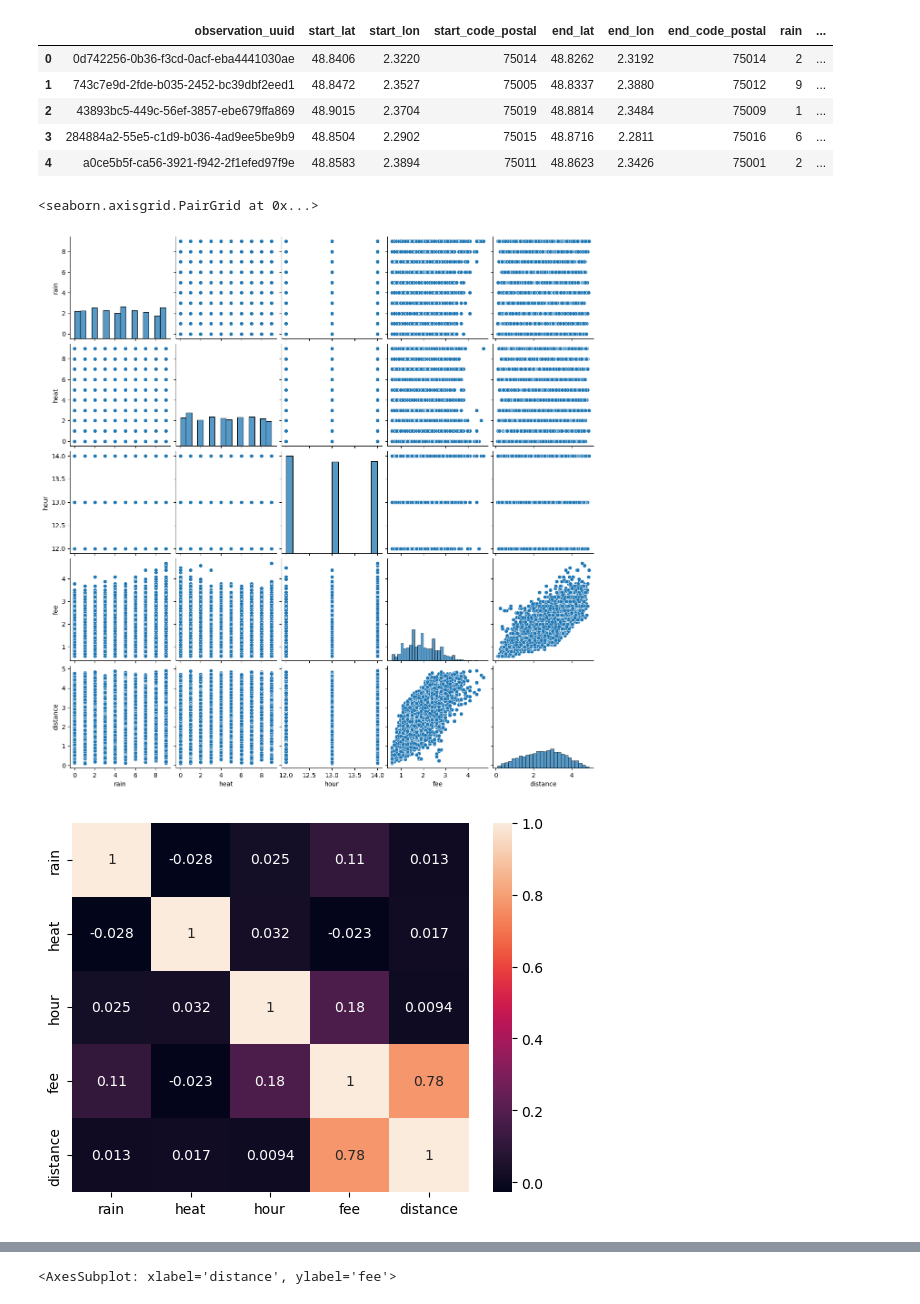
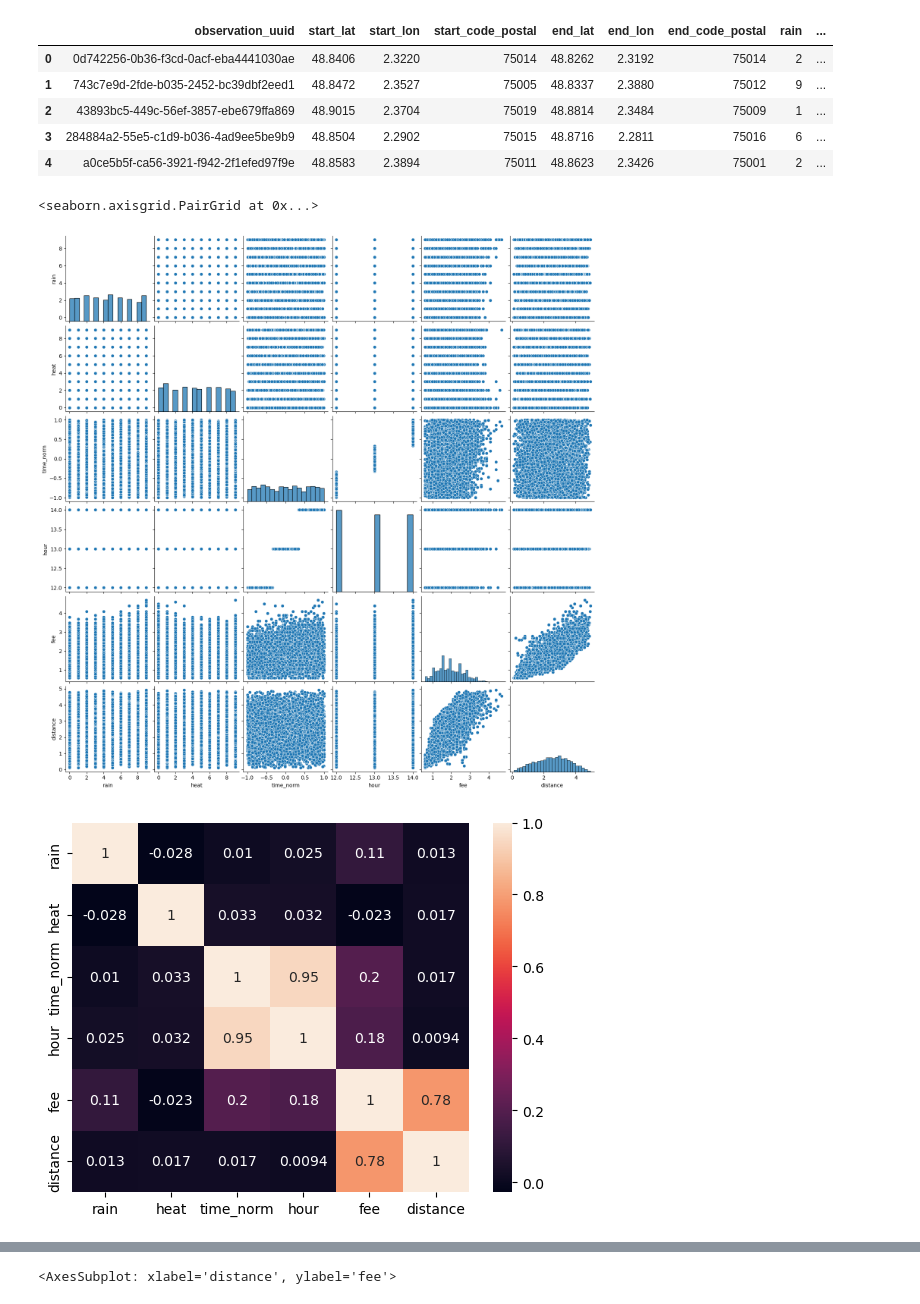
Before and after one commit to quentinchichery/hackathon-peren-2022, a Jupyter notebook: 01-exploration.ipynb, the cells around one changed output, grey strips where cells are left out. Drawn from its saved outputs; the diff is of its cells as text; code cells hidden in the pictures.

Commit message:
time scaler and density plot

```diff
--- a/01-exploration.ipynb
+++ b/01-exploration.ipynb
@@ -10,3 +10,20 @@ df.head()
 | 2 | 43893bc5-449c-56ef-3857-ebe679ffa869 | 48.9015 | 2.3704 | 75019 | 48.8814 | 2.3484 | 75009 | 1 | ... |
 | 3 | 284884a2-55e5-c1d9-b036-4ad9ee5be9b9 | 48.8504 | 2.2902 | 75015 | 48.8716 | 2.2811 | 75016 | 6 | ... |
 | 4 | a0ce5b5f-ca56-3921-f942-2f1efed97f9e | 48.8583 | 2.3894 | 75011 | 48.8623 | 2.3426 | 75001 | 2 | ... |
+# %%
+from datetime import datetime
+
+df['time_str'] = df[['hour', 'minute']].astype(str).apply(':'.join, axis=1)
+df['time_obj'] = pd.to_datetime(df['time_obj'])
+
+# plt.hist(df['time_obj'], bins=50)
+# %%
+
+max_a = df['time_obj'].max()
+min_a = df['time_obj'].min()
+min_norm = -1
+max_norm =1
+df['time_norm'] = (df['time_obj']- min_a) *(max_norm - min_norm) / (max_a-min_a) + min_norm
+df['time_norm']
+
+plt.hist(df['time_norm'], bins=50)
@@ -67,13 +97,13 @@ df.head()
 | 4 | a0ce5b5f-ca56-3921-f942-2f1efed97f9e | 48.8583 | 2.3894 | 75011 | 48.8623 | 2.3426 | 75001 | 2 | ... |
 # %%
 import seaborn as sns
-sns.pairplot(df[['rain', 'heat', 'day_of_week', 'hour', 'fee', 'distance']])
+sns.pairplot(df[['rain', 'heat', 'time_norm', 'hour', 'fee', 'distance']])
 # %% [output]
 <seaborn.axisgrid.PairGrid at 0x...>
-[figure, old version]
+[figure, new version]
 # %%
-corr_matrix = df[['rain', 'heat', 'day_of_week', 'hour', 'fee', 'distance']].corr()
+corr_matrix = df[['rain', 'heat', 'time_norm', 'hour', 'fee', 'distance']].corr()
 sns.heatmap(corr_matrix, annot=True)
 plt.show()
 # %% [output]
-[figure, old version]
+[figure, new version]
```
Also changed, not shown: parts of 5 cells of this notebook.
